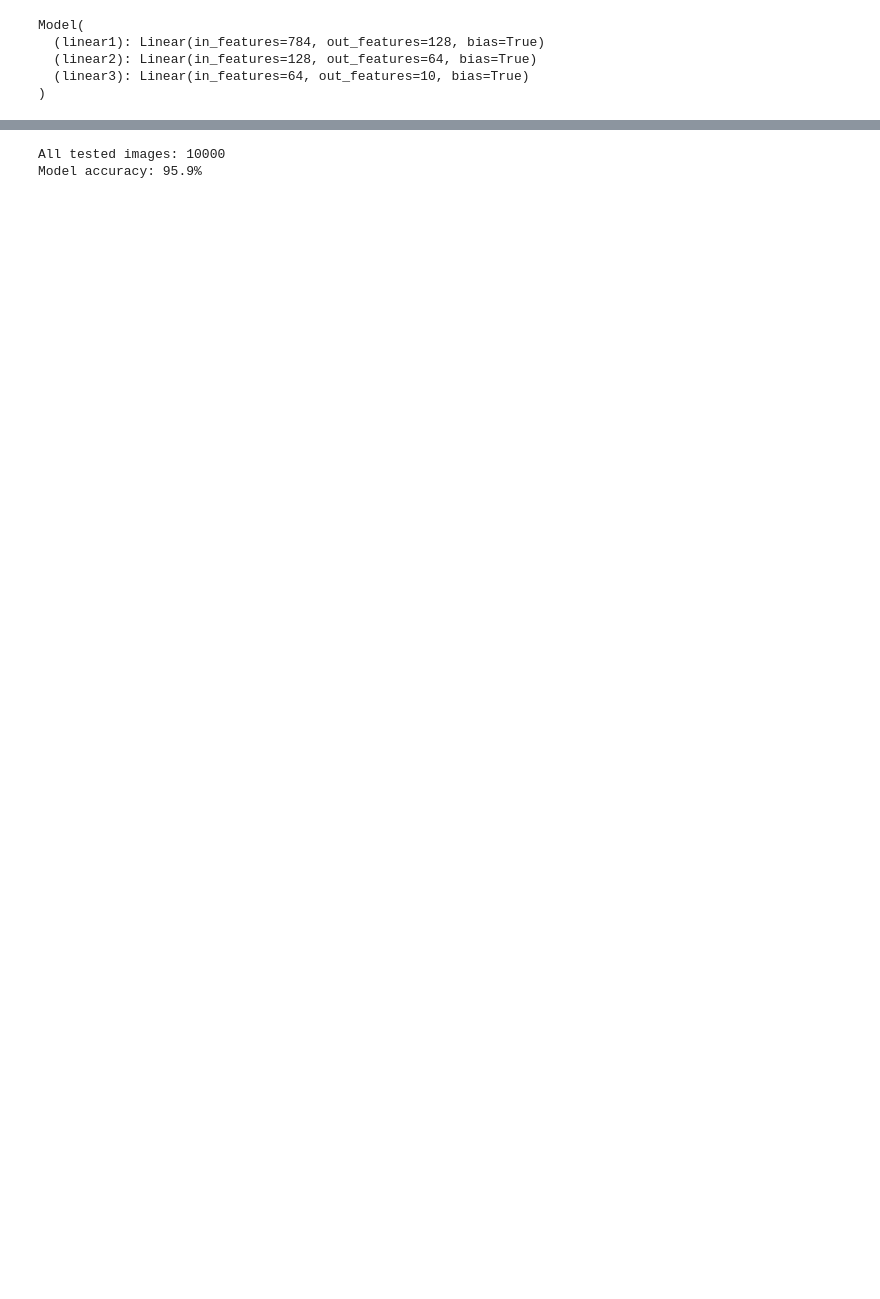
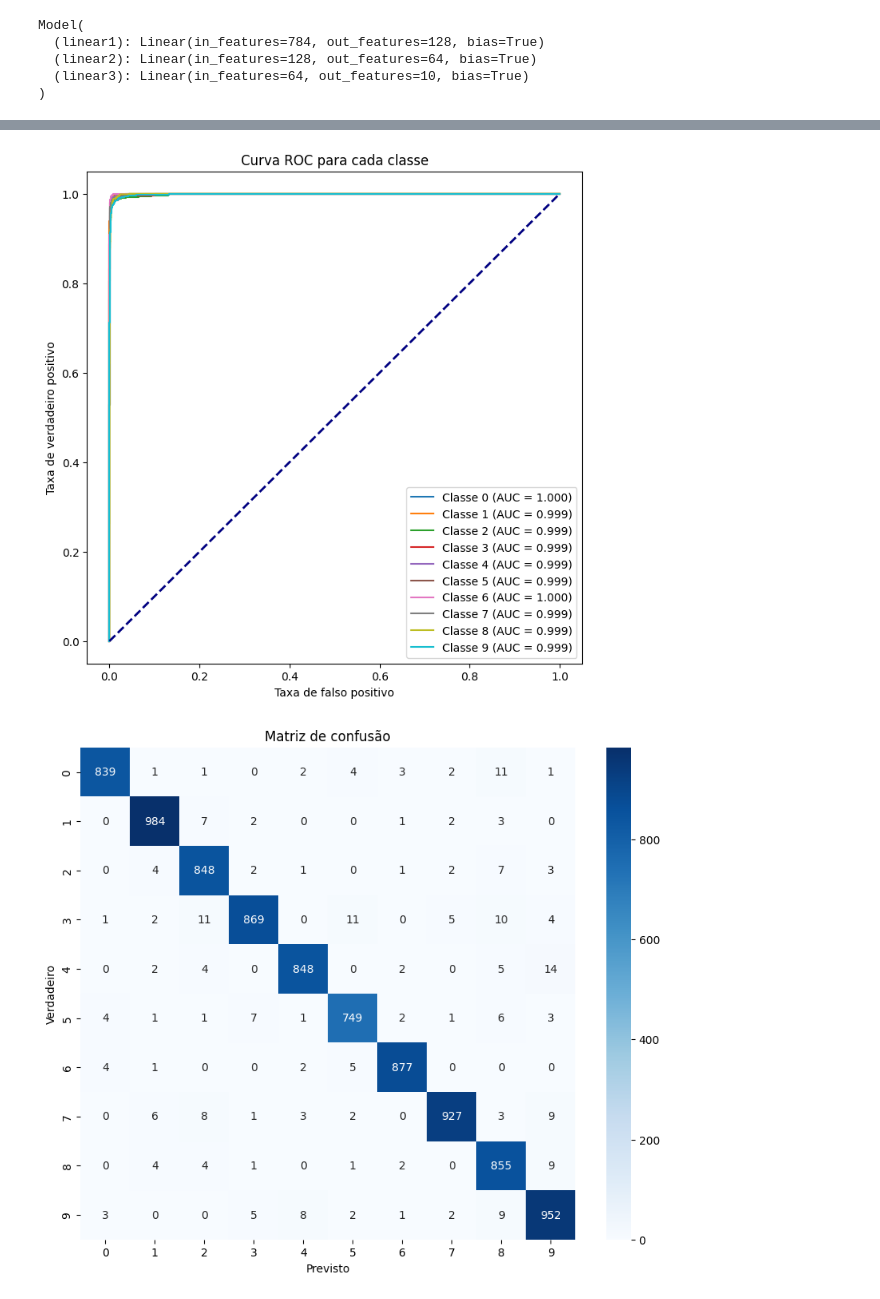
Before and after one commit to GusSampaio/ANN_MNIST, a Jupyter notebook: ann_MNIST.ipynb, the cells around one changed output, grey strips where cells are left out. Drawn from its saved outputs; the diff is of its cells as text; code cells hidden in the pictures; blank space fills up the shorter version.

```diff
--- a/ann_MNIST.ipynb
+++ b/ann_MNIST.ipynb
@@ -140,5 +295,6 @@ Epoch 10 - Resultant Loss 0.14421678843822625
-# %%
-validate(model, valLoader, device)
-# %% [output]
-All tested images: 10000
-Model accuracy: 95.9%
+# %%
+plot_auc_curve(predictions, true_labels)
+plot_confusion_matrix(predictions, true_labels)
+# %% [output]
+[figure, added]
+[figure, added]
```
Also changed, not shown: parts of 14 cells of this notebook.
